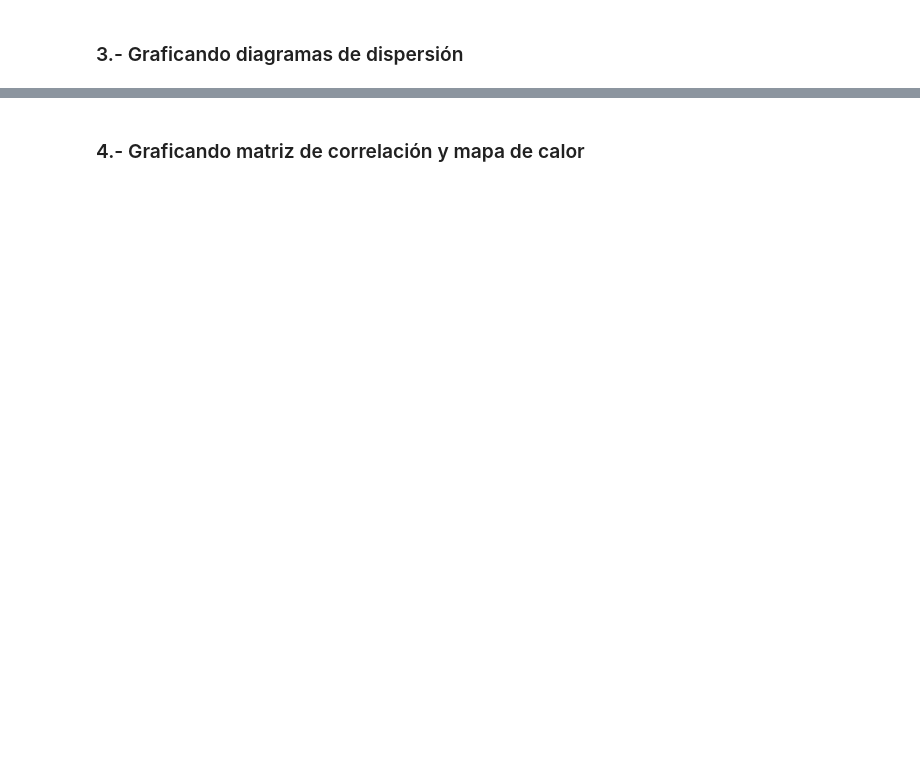
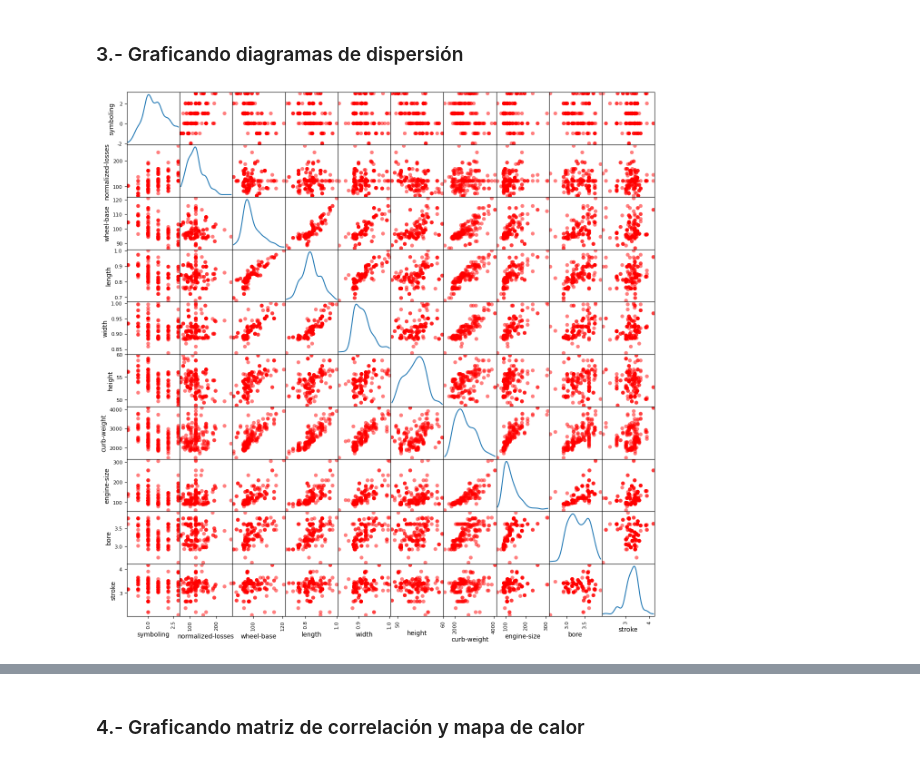
Before and after one commit to jgomezz/cpe_ciencia_datos_python_2026, a Jupyter notebook: mod3_analitica_datos_python/semana_02_analisis_exploratorio_datos.ipynb, the cells around one changed output, grey strips where cells are left out. Drawn from its saved outputs; the diff is of its cells as text; code cells hidden in the pictures; blank space fills up the shorter version.

```diff
--- a/mod3_analitica_datos_python/semana_02_analisis_exploratorio_datos.ipynb
+++ b/mod3_analitica_datos_python/semana_02_analisis_exploratorio_datos.ipynb
@@ -48,8 +128,10 @@ plt.show()
 # %%
 from pandas.plotting import scatter_matrix
 
 scatter_matrix(df[var_numericas].iloc[:,0:10], figsize=(15,15), color='red',
-               diagonal='kde', marker="+")
+               diagonal='kde', marker="o")
 plt.show()
+# %% [output]
+[figure, added]
 # %%
 scatter_matrix(df[var_numericas].iloc[:,11:len(var_numericas)], figsize=(12,12), color='red',
```
Also changed, not shown: parts of 14 cells of this notebook.
